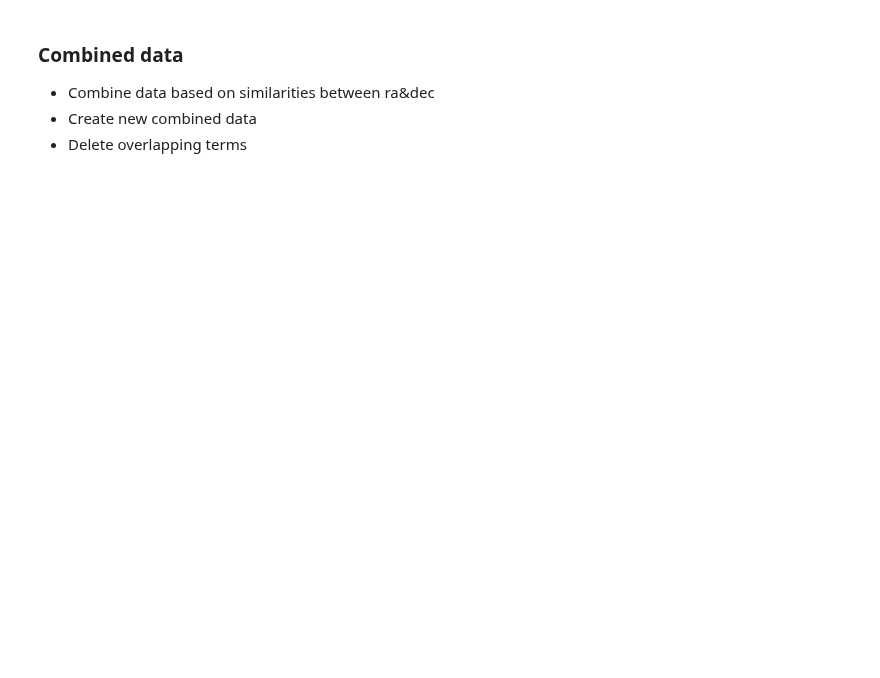
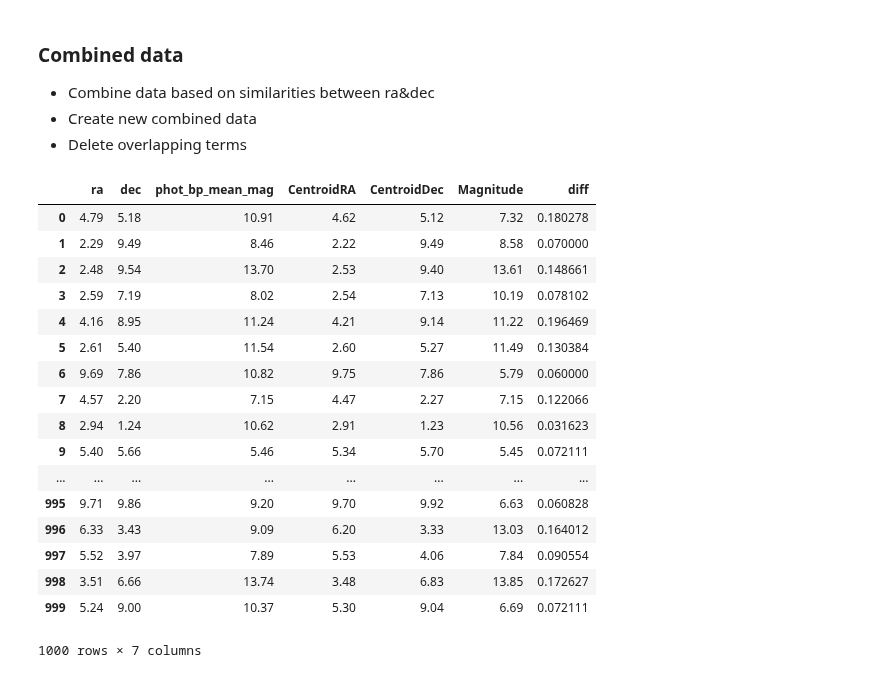
Before and after one commit to oliang2000/yerkes-plate-digitization, a Jupyter notebook: DataMatching.ipynb, the cells around one changed output. Cells and saved outputs as stored; diff of their text form; code cells hidden in the pictures; blank space fills up the shorter version.

```diff
--- a/DataMatching.ipynb
+++ b/DataMatching.ipynb
@@ -67 +43,58 @@ while m<1000:
+# %%
+m = 0
+maxdiff = 0.5
+df_gaia = df_gaia.sort_values('ra').reset_index(drop=True)
+df_temp = pd.DataFrame(columns=['ra','dec','phot_bp_mean_mag'])
+df = pd.DataFrame(columns=['ra','dec','phot_bp_mean_mag','CentroidRA','CentroidDec','Magnitude','diff'])
+
+while m < 1000:#apt
+    n = 0
+    df_temp = pd.DataFrame(columns=['ra','dec','phot_bp_mean_mag'])
+    while n<1000:#gaia
+        if df_apt['CentroidRA'][m] - maxdiff > df_gaia['ra'][n]:
+            n+=1
+        elif df_apt['CentroidRA'][m] - maxdiff <= df_gaia['ra'][n] <= df_apt['CentroidRA'][m] + maxdiff :
+            if df_apt['CentroidDec'][m] - maxdiff <= df_gaia['dec'][n] <= df_apt['CentroidDec'][m] + maxdiff :
+                df_temp = df_temp.append({'ra': df_gaia['ra'][n], 'dec': df_gaia['dec'][n], \
+                                          'phot_bp_mean_mag': df_gaia['phot_bp_mean_mag'][n],\
+                                          'diff':  math.sqrt((df_gaia['ra'][n]-df_apt['CentroidRA'][m])**2+\
+                                                             (df_gaia['dec'][n]-df_apt['CentroidDec'][m])**2)},\
+                                         ignore_index=True)
+            n+=1
+        else :
+            break
+    df_temp = df_temp.nsmallest(1, 'diff').reset_index(drop=True)
+    df = df.append({'ra': df_temp['ra'][0], \
+                    'dec': df_temp['dec'][0],\
+                    'phot_bp_mean_mag': df_temp['phot_bp_mean_mag'][0],\
+                    'CentroidRA': df_apt['CentroidRA'][m],\
+                    'CentroidDec': df_apt['CentroidDec'][m],\
+                    'Magnitude': df_apt['Magnitude'][m],\
+                    'diff': df_temp['diff'][0]}, ignore_index=True)
+    m+=1
+
+#df_temp
+df
+
+#filter repetitions
+#filter diff > maxdiff
+# %% [output]
+|  | ra | dec | phot_bp_mean_mag | CentroidRA | CentroidDec | Magnitude | diff |
+| 0 | 4.79 | 5.18 | 10.91 | 4.62 | 5.12 | 7.32 | 0.180278 |
+| 1 | 2.29 | 9.49 | 8.46 | 2.22 | 9.49 | 8.58 | 0.070000 |
+| 2 | 2.48 | 9.54 | 13.70 | 2.53 | 9.40 | 13.61 | 0.148661 |
+| 3 | 2.59 | 7.19 | 8.02 | 2.54 | 7.13 | 10.19 | 0.078102 |
+| 4 | 4.16 | 8.95 | 11.24 | 4.21 | 9.14 | 11.22 | 0.196469 |
+| 5 | 2.61 | 5.40 | 11.54 | 2.60 | 5.27 | 11.49 | 0.130384 |
+| 6 | 9.69 | 7.86 | 10.82 | 9.75 | 7.86 | 5.79 | 0.060000 |
+| 7 | 4.57 | 2.20 | 7.15 | 4.47 | 2.27 | 7.15 | 0.122066 |
+| 8 | 2.94 | 1.24 | 10.62 | 2.91 | 1.23 | 10.56 | 0.031623 |
+| 9 | 5.40 | 5.66 | 5.46 | 5.34 | 5.70 | 5.45 | 0.072111 |
+| ... | ... | ... | ... | ... | ... | ... | ... |
+| 995 | 9.71 | 9.86 | 9.20 | 9.70 | 9.92 | 6.63 | 0.060828 |
+| 996 | 6.33 | 3.43 | 9.09 | 6.20 | 3.33 | 13.03 | 0.164012 |
+| 997 | 5.52 | 3.97 | 7.89 | 5.53 | 4.06 | 7.84 | 0.090554 |
+| 998 | 3.51 | 6.66 | 13.74 | 3.48 | 6.83 | 13.85 | 0.172627 |
+| 999 | 5.24 | 9.00 | 10.37 | 5.30 | 9.04 | 6.69 | 0.072111 |
+1000 rows × 7 columns
 # %%
```
Also changed, not shown: parts of 10 cells of this notebook.
